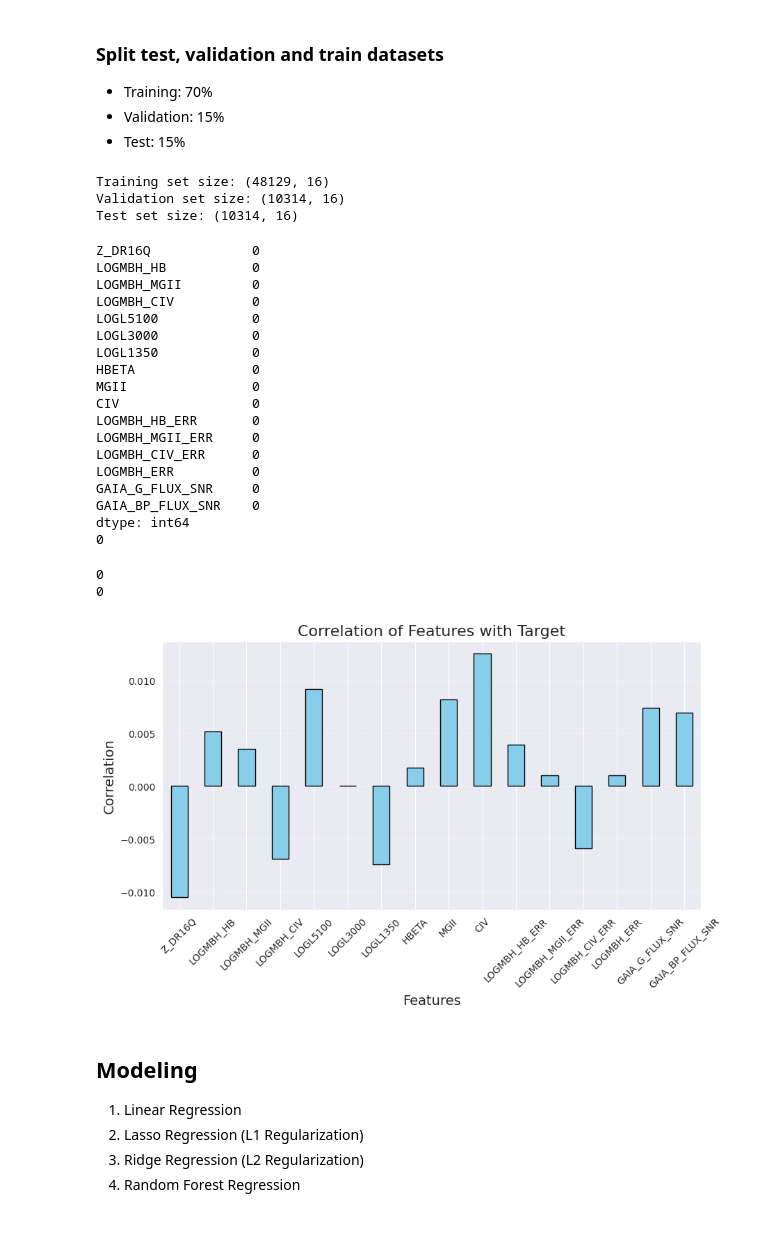
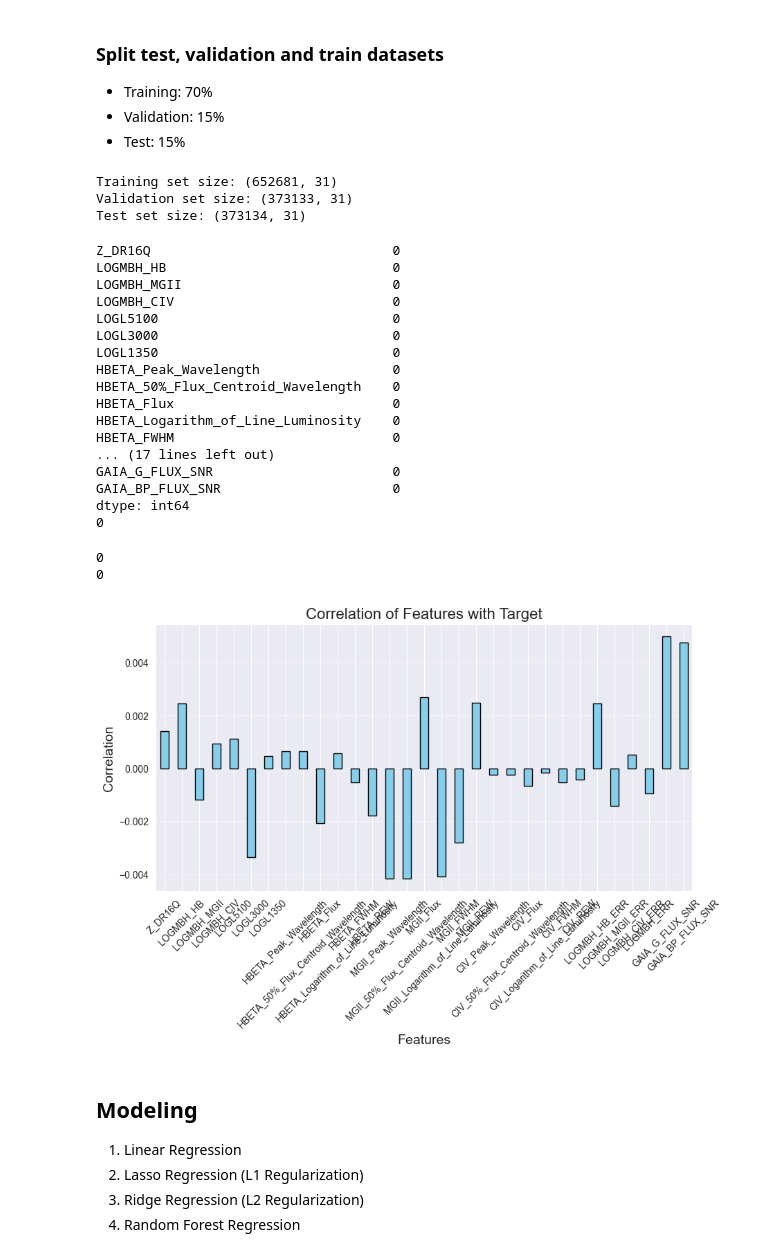
Before and after one commit to Basil0X7/black-hole-mass-predictor, a Jupyter notebook: main.ipynb, the cells around one changed output. Saved outputs shown, nothing was run; the diff lists cells and outputs as text; code cells hidden in the pictures; blank space fills up the shorter version.

```diff
--- a/main.ipynb
+++ b/main.ipynb
@@ -493,7 +615,7 @@ df.to_csv("data/clean.csv", index=False)
 # %%
-DR16_full_filtered_columns = pd.read_csv("data/clean.csv")
+DR16_data_columns = pd.read_csv("data/DR16_data_columns.csv")
 
-print(DR16_full_filtered_columns["LOGMBH"].head())
+print(DR16_data_columns["LOGMBH"].head())
 # %% [output]
 0    8.065870
 1    9.108047
@@ -501,6 +623,10 @@ print(DR16_full_filtered_columns["LOGMBH"].head())
 3    7.933868
 4    7.879703
 Name: LOGMBH, dtype: float64
+# %%
+DR16_train_data_columns = pd.read_csv("data/DR16_train_data_columns.csv")
+
+print(DR16_train_data_columns["LOGMBH"].head())
 # %% [markdown]
 ### Rows
 # %%
@@ -699,40 +900,41 @@ LOGMBH:  7.771977056541667
 - Validation: 15%
 - Test: 15%
 # %%
-X = DR16_full_filtered_columns.drop(columns=["LOGMBH"])
-y = DR16_full_filtered_columns["LOGMBH"]
+X_train = DR16_train_data_columns.drop(columns=["LOGMBH"])
+y_train = DR16_train_data_columns["LOGMBH"]
 
-X_train, X_temp, y_train, y_temp = train_test_split(X, y, test_size=0.3, random_state=42)
+X_temp = DR16_data_columns.drop(columns=["LOGMBH"])
+y_temp = DR16_data_columns["LOGMBH"]
+
 X_val, X_test, y_val, y_test = train_test_split(X_temp, y_temp, test_size=0.5, random_state=42)
 
 print("Training set size:", X_train.shape)
 print("Validation set size:", X_val.shape)
 print("Test set size:", X_test.shape)
 # %% [output]
-Training set size: (48129, 16)
-Validation set size: (10314, 16)
-Test set size: (10314, 16)
+Training set size: (652681, 31)
+Validation set size: (373133, 31)
+Test set size: (373134, 31)
 # %%
 print(np.isnan(X_train).sum())
 
 print(np.isnan(y_train).sum())
 # %% [output]
-Z_DR16Q             0
-LOGMBH_HB           0
-LOGMBH_MGII         0
-LOGMBH_CIV          0
-LOGL5100            0
-LOGL3000            0
-LOGL1350            0
-HBETA               0
-MGII                0
-CIV                 0
-LOGMBH_HB_ERR       0
-LOGMBH_MGII_ERR     0
-LOGMBH_CIV_ERR      0
-LOGMBH_ERR          0
-GAIA_G_FLUX_SNR     0
-GAIA_BP_FLUX_SNR    0
+Z_DR16Q                               0
+LOGMBH_HB                             0
+LOGMBH_MGII                           0
+LOGMBH_CIV                            0
+LOGL5100                              0
+LOGL3000                              0
+LOGL1350                              0
+HBETA_Peak_Wavelength                 0
+HBETA_50%_Flux_Centroid_Wavelength    0
+HBETA_Flux                            0
+HBETA_Logarithm_of_Line_Luminosity    0
+HBETA_FWHM                            0
+... (17 lines left out)
+GAIA_G_FLUX_SNR                       0
+GAIA_BP_FLUX_SNR                      0
 dtype: int64
 0
 # %%
@@ -757,22 +959,22 @@ print(np.isnan(y_train).sum())
 0
 0
 # %%
-X_train_df = pd.DataFrame(X_train, columns=DR16_full_filtered_columns.drop(columns=["LOGMBH"]).columns)
+X_train_df = pd.DataFrame(X_train, columns=DR16_data_columns.drop(columns=["LOGMBH"]).columns)
 
 y_train_series = pd.Series(y_train, name="Target")
 
 correlation_matrix = X_train_df.corrwith(y_train_series)
 
 plt.figure(figsize=(10, 5))
 correlation_matrix.plot(kind="bar", color="skyblue", edgecolor="black")
 plt.title("Correlation of Features with Target", fontsize=16)
 plt.xlabel("Features", fontsize=14)
 plt.ylabel("Correlation", fontsize=14)
 plt.xticks(rotation=45)
 plt.grid(axis="y", linestyle="--", alpha=0.7)
 plt.show()
 # %% [output]
-[figure, old version]
+[figure, new version]
 # %% [markdown]
 ## Modeling
 1. Linear Regression
```
Also changed, not shown: parts of 50 cells of this notebook, 8 other files.
